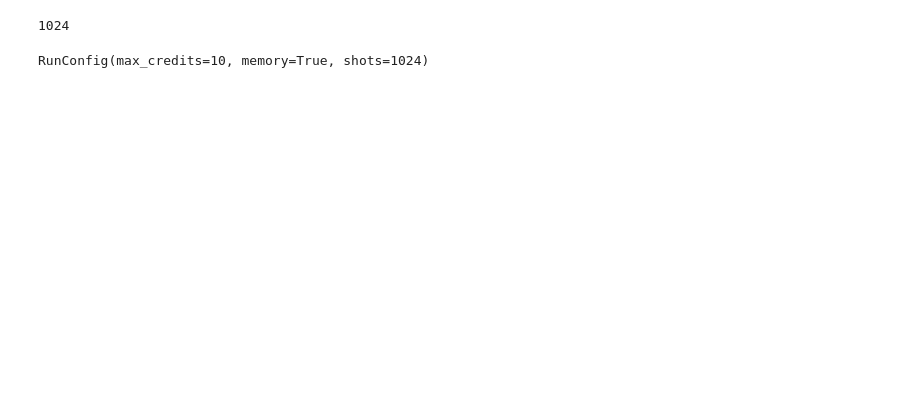
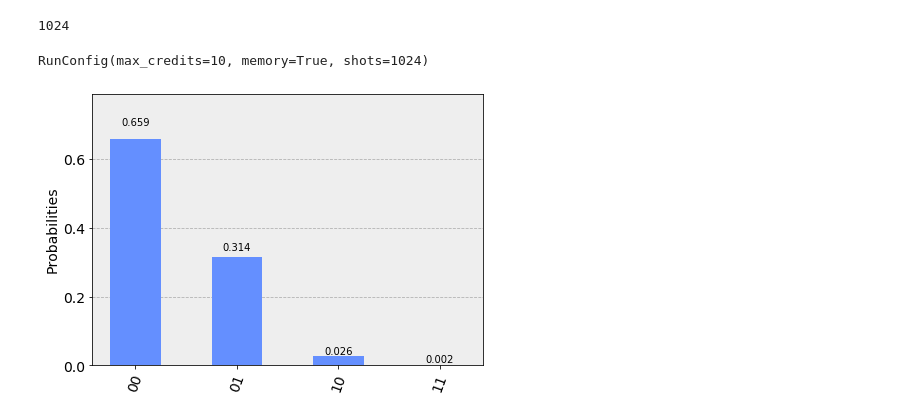
Before and after one commit to avkhadiev/schwinger-vqe, a Jupyter notebook: VQE.ipynb, the cells around one changed output. Drawn from its saved outputs; the diff is of its cells as text; code cells hidden in the pictures; blank space fills up the shorter version.

```diff
--- a/VQE.ipynb
+++ b/VQE.ipynb
@@ -506,4 +504,9 @@ def compute_stats(res, invert_qubit_order = False):
 sim.quantum_instance.set_config(shots=8*1024, memory=True)
 opt_res = sim.quantum_instance.execute(opt_circ)
 sim.quantum_instance.set_config(shots=8*1024, memory=False) # reset to no memory! saves resources?
+# %%
+from qiskit.visualization import plot_histogram
+plot_histogram(opt_res.get_counts(opt_circ))
+# %% [output]
+[figure, added]
 # %%
```
Also changed, not shown: parts of 15 cells of this notebook, 2 other files.
